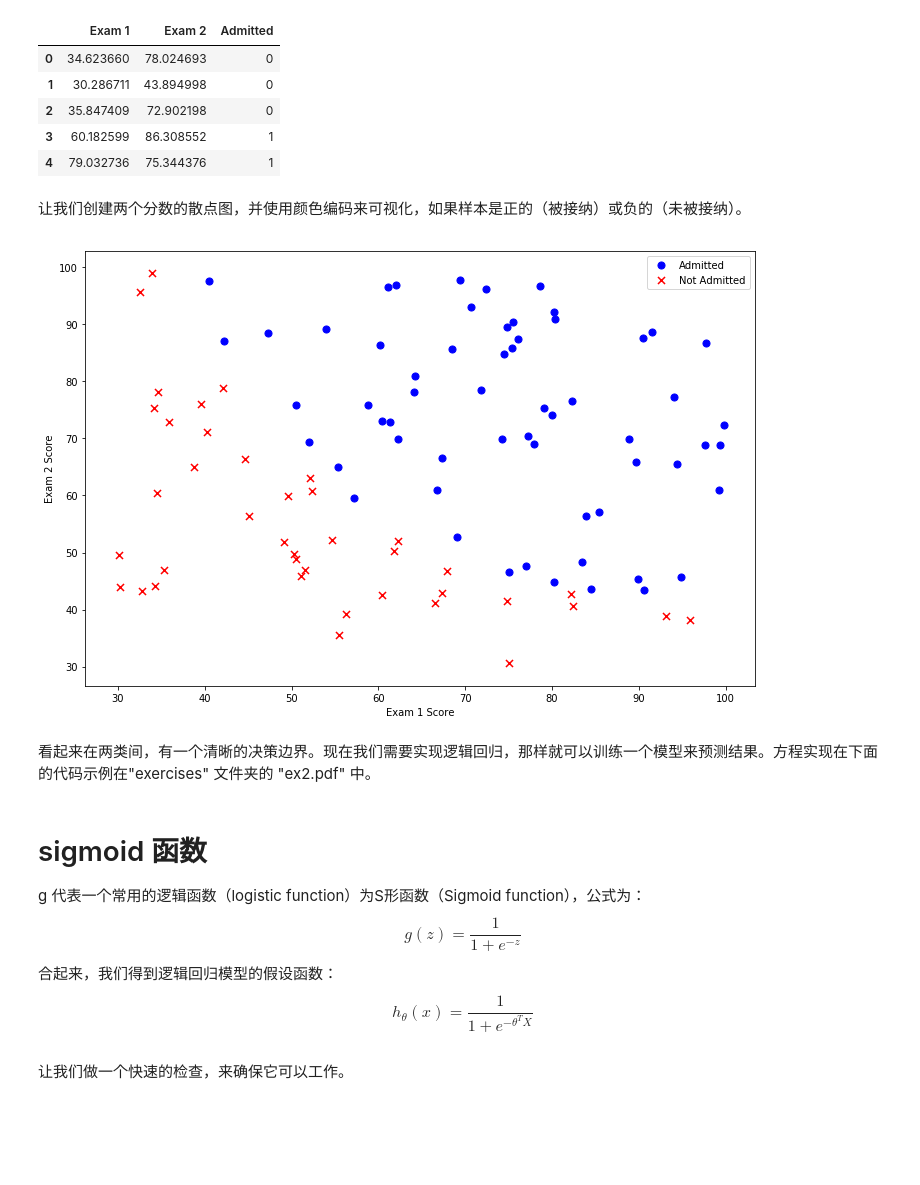
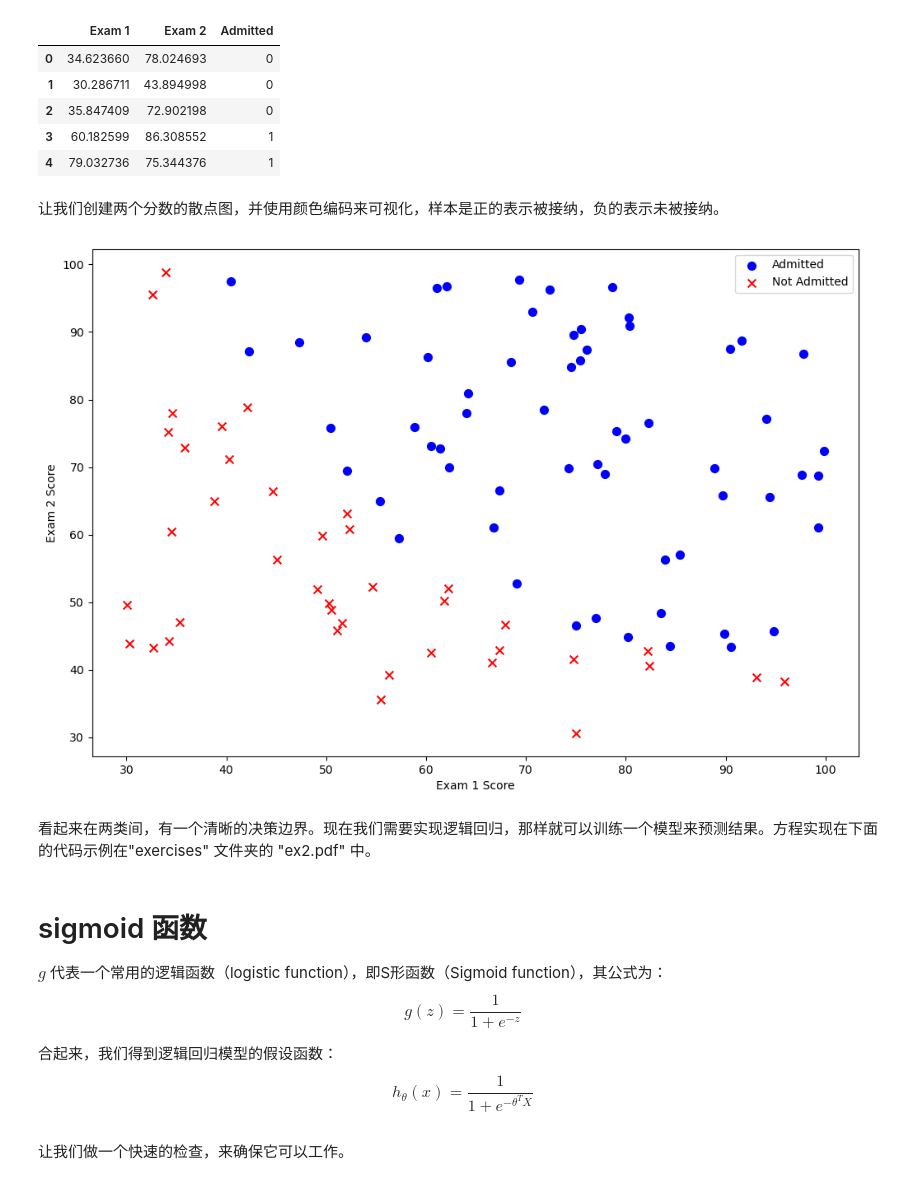
Before and after one commit to Lanthanum1/lanqiao-ai, a Jupyter notebook: ex2-logistic regression/ML-Exercise2.ipynb, the cells around one changed output. Drawn from its saved outputs; the diff is of its cells as text; code cells hidden in the pictures; blank space fills up the shorter version.

```diff
--- a/ex2-logistic regression/ML-Exercise2.ipynb
+++ b/ex2-logistic regression/ML-Exercise2.ipynb
@@ -24,28 +24,41 @@ data.head()
 | 2 | 35.847409 | 72.902198 | 0 |
 | 3 | 60.182599 | 86.308552 | 1 |
 | 4 | 79.032736 | 75.344376 | 1 |
-# %% [markdown]
-让我们创建两个分数的散点图，并使用颜色编码来可视化，如果样本是正的（被接纳）或负的（未被接纳）。
+# %% [markdown]
+让我们创建两个分数的散点图，并使用颜色编码来可视化，样本是正的表示被接纳，负的表示未被接纳。
 # %%
-positive = data[data['Admitted'].isin([1])]
-negative = data[data['Admitted'].isin([0])]
+positive = data[data["Admitted"].isin([1])]
+negative = data[data["Admitted"].isin([0])]
 
-fig, ax = plt.subplots(figsize=(12,8))
-ax.scatter(positive['Exam 1'], positive['Exam 2'], s=50, c='b', marker='o', label='Admitted')
-ax.scatter(negative['Exam 1'], negative['Exam 2'], s=50, c='r', marker='x', label='Not Admitted')
+fig, ax = plt.subplots(figsize=(12, 8))
+ax.scatter(
+    positive["Exam 1"], positive["Exam 2"], s=50, c="b", marker="o", label="Admitted"
+)
+# 此命令在ax坐标轴上绘制散点图，横坐标为positive数据集中学生的'Exam 1'成绩，纵坐标为'Exam 2'成绩。点的大小为50，颜色为蓝色(c='b'), 标记形状为圆形(marker='o'), 并标记图例为'Admitted'。
+ax.scatter(
+    negative["Exam 1"],
+    negative["Exam 2"],
+    s=50,
+    c="r",
+    marker="x",
+    label="Not Admitted",
+)
+# 这行代码绘制未被录取学生（来自negative数据集）的成绩散点图，点的颜色为红色(c='r'), 标记形状为叉号(marker='x'), 图例标记为'Not Admitted'。
 ax.legend()
-ax.set_xlabel('Exam 1 Score')
-ax.set_ylabel('Exam 2 Score')
+# 添加图例，缺省为 loc = "best"，即自动选择最佳位置。
+ax.set_xlabel("Exam 1 Score")
+ax.set_ylabel("Exam 2 Score")
 plt.show()
 # %% [output]
-[figure, old version]
+[figure, new version]
 # %% [markdown]
 看起来在两类间，有一个清晰的决策边界。现在我们需要实现逻辑回归，那样就可以训练一个模型来预测结果。方程实现在下面的代码示例在"exercises" 文件夹的 "ex2.pdf" 中。
 # %% [markdown]
 # sigmoid 函数
-g 代表一个常用的逻辑函数（logistic function）为S形函数（Sigmoid function），公式为： \\[g\left( z \right)=\frac{1}{1+{{e}^{-z}}}\\]
+$g$ 代表一个常用的逻辑函数（logistic function），即S形函数（Sigmoid function），其公式为：$$g(z) = \frac{1}{1 + e^{-z}}$$
+
 合起来，我们得到逻辑回归模型的假设函数：
-	\\[{{h}_{\theta }}\left( x \right)=\frac{1}{1+{{e}^{-{{\theta }^{T}}X}}}\\]
+$$h_\theta(x) = \frac{1}{1 + e^{-\theta^T X}}$$
 # %%
 def sigmoid(z):
     return 1 / (1 + np.exp(-z))
```
Also changed, not shown: parts of 20 cells of this notebook, 1 other file.
